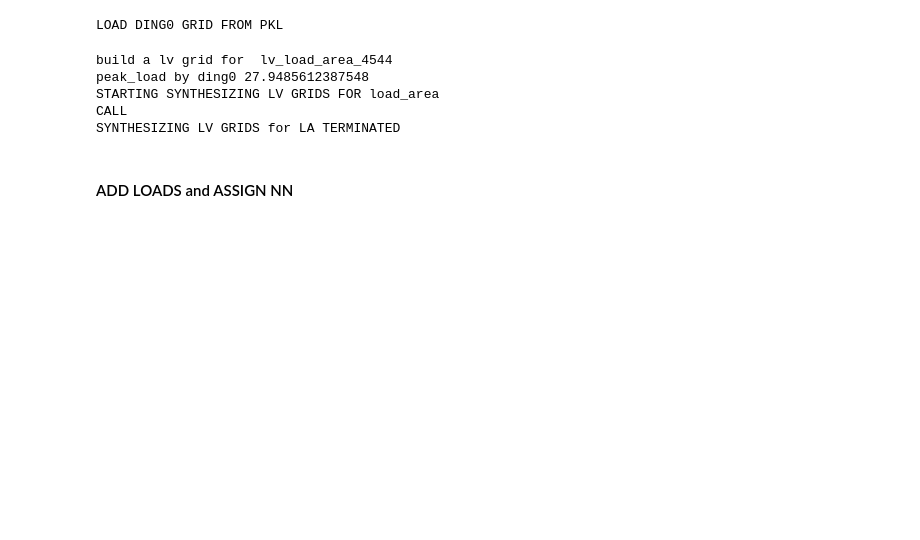
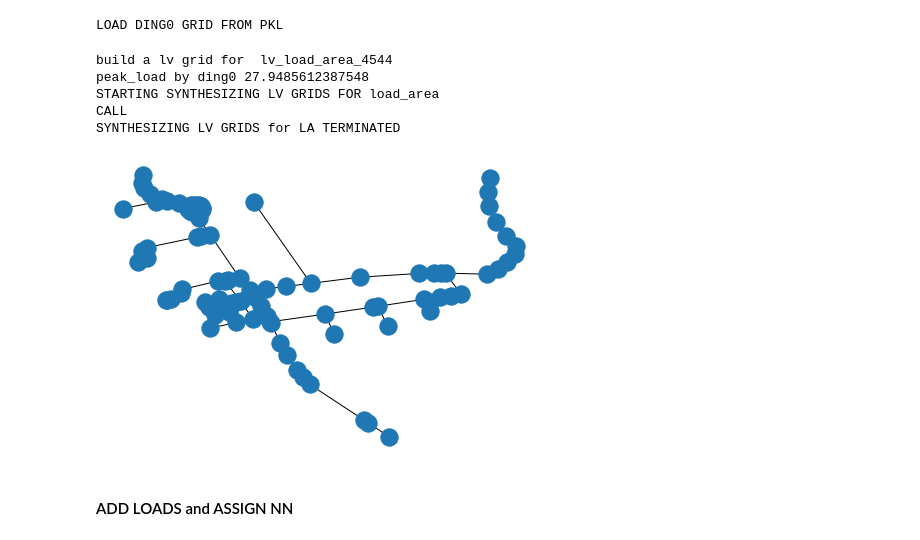
Before and after one commit to openego/ding0, a Jupyter notebook: ding0/lv_grid_testing.ipynb, the cells around one changed output. Cells and saved outputs as stored; diff of their text form; code cells hidden in the pictures; blank space fills up the shorter version.

```diff
--- a/ding0/lv_grid_testing.ipynb
+++ b/ding0/lv_grid_testing.ipynb
@@ -155,6 +155,10 @@ buildings_wo_a = session_osm.query(Building_wo_Amenity).filter(func.st_intersect
 amenities_ni_Buildings = session_osm.query(Amenities_ni_Buildings).filter(func.st_intersects(func.ST_GeomFromText(fn_fallenbrunnen_geo.wkt, get_config_osm('srid')), Amenities_ni_Buildings.geometry))
 # %%
 #nx.draw(graph, node_coords_dict)
+# %%
+nx.draw(graph, node_coords_dict)
+# %% [output]
+[figure, added]
 # %% [markdown]
 #### ADD LOADS and ASSIGN NN
 # %%
```
Also changed, not shown: parts of 10 cells of this notebook, 4 other files.
